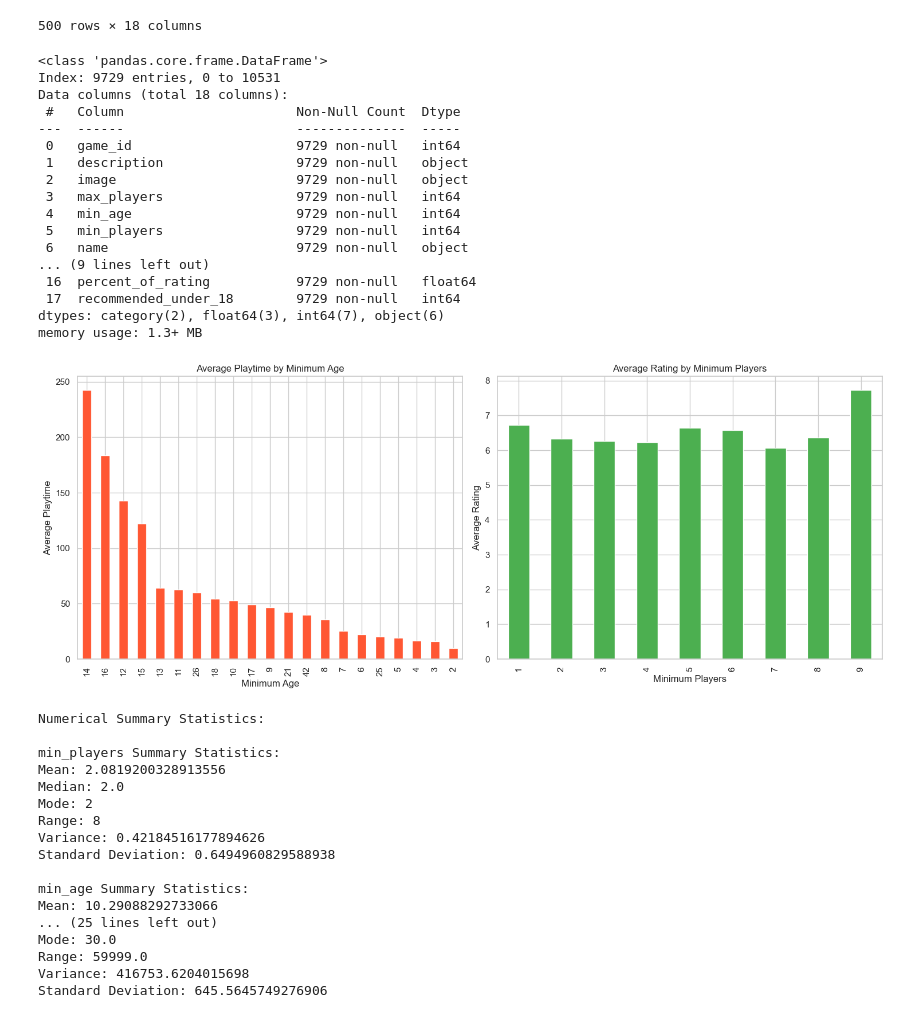
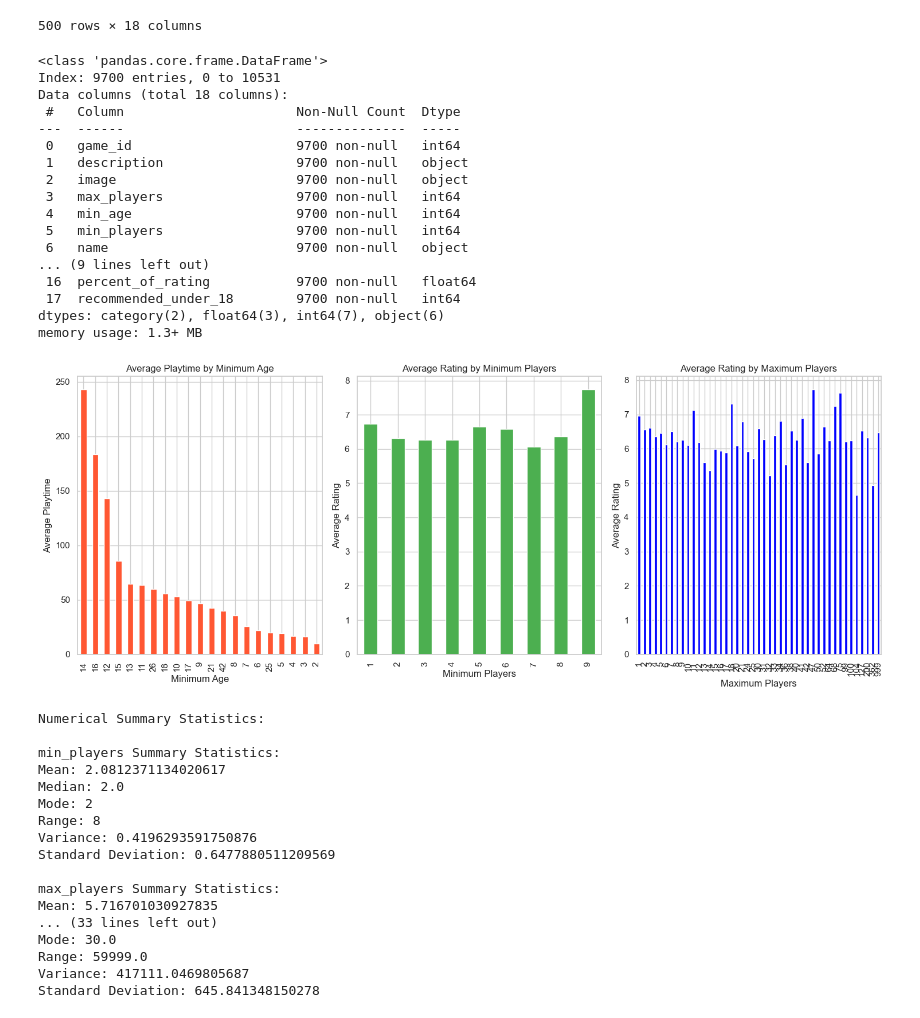
Before and after one commit to Albiinn/board-games-data-pre-processing, a Jupyter notebook: main.ipynb, the cells around one changed output. Saved outputs shown, nothing was run; the diff lists cells and outputs as text; code cells hidden in the pictures.

```diff
--- a/main.ipynb
+++ b/main.ipynb
@@ -319,67 +319,81 @@ Rows with 'min_age' equal to 0:
 # %%
 # Remove rows where 'min_age' is 0
 dataset = dataset[dataset['min_age'] != 0]
+
+# Filter rows where 'max_players' is 0 and drop them
+dataset = dataset[dataset['max_players'] != 0]
 # %%
 dataset.info()
 # %% [output]
 <class 'pandas.core.frame.DataFrame'>
-Index: 9729 entries, 0 to 10531
+Index: 9700 entries, 0 to 10531
 Data columns (total 18 columns):
  #   Column                      Non-Null Count  Dtype
 ---  ------                      --------------  -----
- 0   game_id                     9729 non-null   int64
- 1   description                 9729 non-null   object
- 2   image                       9729 non-null   object
- 3   max_players                 9729 non-null   int64
- 4   min_age                     9729 non-null   int64
- 5   min_players                 9729 non-null   int64
- 6   name                        9729 non-null   object
+ 0   game_id                     9700 non-null   int64
+ 1   description                 9700 non-null   object
+ 2   image                       9700 non-null   object
+ 3   max_players                 9700 non-null   int64
+ 4   min_age                     9700 non-null   int64
+ 5   min_players                 9700 non-null   int64
+ 6   name                        9700 non-null   object
 ... (9 lines left out)
- 16  percent_of_rating           9729 non-null   float64
- 17  recommended_under_18        9729 non-null   int64
+ 16  percent_of_rating           9700 non-null   float64
+ 17  recommended_under_18        9700 non-null   int64
 dtypes: category(2), float64(3), int64(7), object(6)
 memory usage: 1.3+ MB
 # %%
 # Setting visualization style
 sns.set(style="whitegrid")
 
 # Distribution of average playtime across different age
 min_age_analysis = dataset.groupby('min_age')['average_playtime'].mean().sort_values(ascending=False)
 
 # Comparison of average rating among different player counts (min_players)
-player_count_analysis = dataset.groupby('min_players')['average_rating'].mean()
+min_players_count_analysis = dataset.groupby('min_players')['average_rating'].mean()
+
+# Comparison of average rating among different player counts (max_players)
+max_players_count_analysis = dataset.groupby('max_players')['average_rating'].mean()
 
 # Plotting the results
 plt.figure(figsize=(15, 6))
 
 # Plot for age analysis
-plt.subplot(1, 2, 1)
+plt.subplot(1, 3, 1)
 min_age_analysis.plot(kind='bar', color='#FF5733')
 plt.title('Average Playtime by Minimum Age')
 plt.xlabel('Minimum Age')
 plt.ylabel('Average Playtime')
 plt.xticks(rotation=90)
 
-# Plot for player count analysis
-plt.subplot(1, 2, 2)
-player_count_analysis.plot(kind='bar', color='#4CAF50')
+# Plot for min players count analysis
+plt.subplot(1, 3, 2)
+min_players_count_analysis.plot(kind='bar', color='#4CAF50')
 plt.title('Average Rating by Minimum Players')
 plt.xlabel('Minimum Players')
+plt.ylabel('Average Rating')
+plt.xticks(rotation=90)
+
+# Plot for max players count analysis
+plt.subplot(1, 3, 3)
+max_players_count_analysis.plot(kind='bar', color='blue')
+plt.title('Average Rating by Maximum Players')
+plt.xlabel('Maximum Players')
 plt.ylabel('Average Rating')
 plt.xticks(rotation=90)
 
 # Adjusting the layout
 plt.tight_layout()
 
 plt.show()
 # %% [output]
-[figure, old version]
+[figure, new version]
 # %%
 # Dictionary to store summary statistics for numerical columns
 numerical_summary_statistics = {}
 
 # Numerical columns
-numerical_columns = ['min_players', 'min_age', 'year_published', 'average_rating', 'average_playtime']
+numerical_columns = ['min_players', 'max_players', 'min_age', 'year_published', 'average_rating', 'average_playtime']
 
 # Numerical Columns Summary Statistics
 for column in numerical_columns:
@@ -402,20 +416,20 @@ for column, stats in numerical_summary_statistics.items():
 Numerical Summary Statistics:
 
 min_players Summary Statistics:
-Mean: 2.0819200328913556
+Mean: 2.0812371134020617
 Median: 2.0
 Mode: 2
 Range: 8
-Variance: 0.42184516177894626
-Standard Deviation: 0.6494960829588938
+Variance: 0.4196293591750876
+Standard Deviation: 0.6477880511209569
 
-min_age Summary Statistics:
-Mean: 10.29088292733066
-... (25 lines left out)
+max_players Summary Statistics:
+Mean: 5.716701030927835
+... (33 lines left out)
 Mode: 30.0
 Range: 59999.0
-Variance: 416753.6204015698
-Standard Deviation: 645.5645749276906
+Variance: 417111.0469805687
+Standard Deviation: 645.841348150278
 # %%
 # Dictionary to store summary statistics for categorical columns
 categorical_summary_statistics = {}
```
Also changed, not shown: parts of 7 cells of this notebook.
